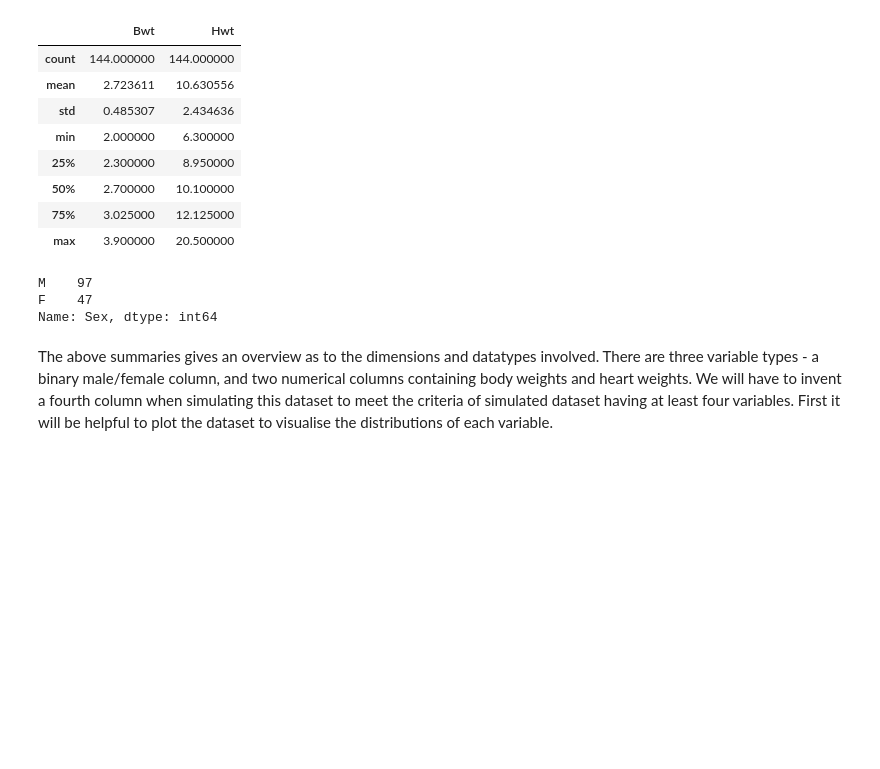
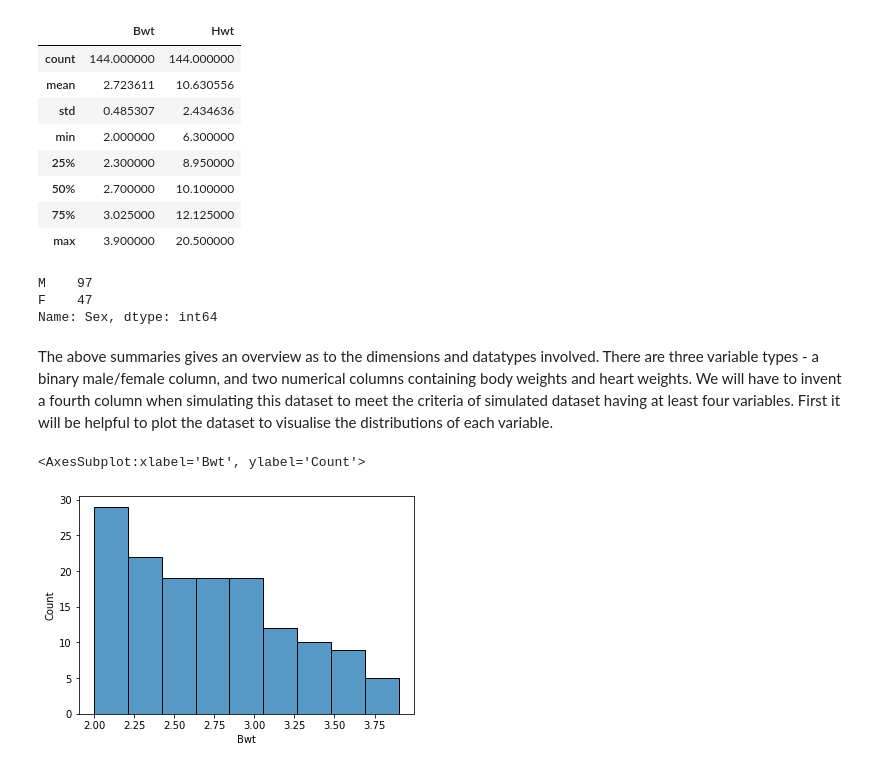
Before and after one commit to andrewjscott/Programming-for-Data-Analysis-Project, a Jupyter notebook: Simulation.ipynb, the cells around one changed output. Saved outputs shown, nothing was run; the diff lists cells and outputs as text; code cells hidden in the pictures; blank space fills up the shorter version.

Commit message:
Adding plots of original data

```diff
--- a/Simulation.ipynb
+++ b/Simulation.ipynb
@@ -82,4 +101,8 @@ Name: Sex, dtype: int64
 # %% [markdown]
 The above summaries gives an overview as to the dimensions and datatypes involved. There are three variable types - a binary male/female column, and two numerical columns containing body weights and heart weights. We will have to invent a fourth column when simulating this dataset to meet the criteria of simulated dataset having at least four variables. First it will be helpful to plot the dataset to visualise the distributions of each variable.
 # %%
-#
+# Plotting the body weight
+sns.histplot(data = df_cats, x = 'Bwt')
+# %% [output]
+<AxesSubplot:xlabel='Bwt', ylabel='Count'>
+[figure, added]
```
Also changed, not shown: parts of 5 cells of this notebook, 1 other file.
